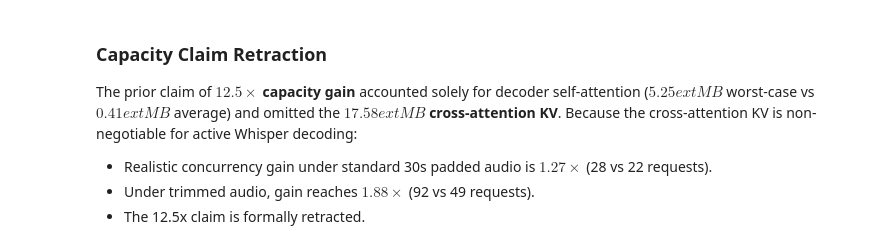
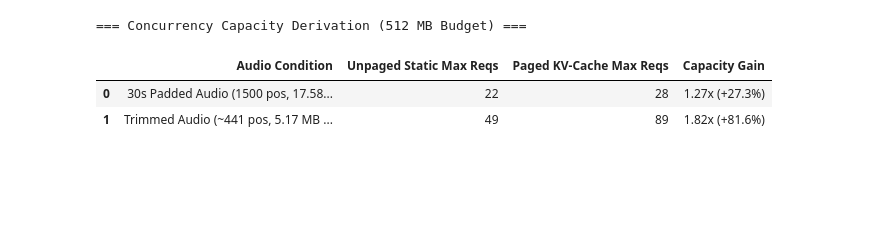
Before and after one commit to aditya3799/inference-speech-model, a Jupyter notebook: paging_cost_ablation.ipynb, the cells around one changed output. Cells and saved outputs as stored; diff of their text form; code cells hidden in the pictures; blank space fills up the shorter version.

```diff
--- a/paging_cost_ablation.ipynb
+++ b/paging_cost_ablation.ipynb
@@ -18,17 +17,0 @@ Initial benchmarks showed an empirical throughput penalty of ~37% compared to st
-# %%
-import json
-from pathlib import Path
-import pandas as pd
-import numpy as np
-
-# Load empirical results from saved JSON files
-step1_path = Path("data/step1_gather_decomposition.json")
-with open(step1_path, "r", encoding="utf-8") as f:
-    step1_data = json.load(f)
-
-ablation_path = Path("data/paging_ablation_results.json")
-with open(ablation_path, "r", encoding="utf-8") as f:
-    ablation_data = json.load(f)
-
-print("Metadata:", ablation_data["device"], "| Torch:", ablation_data["torch_version"])
-print("Benchmark Config:", ablation_data["benchmark_config"])
@@ -194,7 +1003,44 @@ df_cap
-# %% [markdown]
-### Capacity Claim Retraction
-The prior claim of **$12.5\times$ capacity gain** accounted solely for decoder self-attention ($5.25	ext{ MB}$ worst-case vs $0.41	ext{ MB}$ average) and omitted the **$17.58	ext{ MB}$ cross-attention KV**.
-Because the cross-attention KV is non-negotiable for active Whisper decoding:
-- Realistic concurrency gain under standard 30s padded audio is **$1.27\times$** (28 vs 22 requests).
-- Under trimmed audio, gain reaches **$1.88\times$** (92 vs 49 requests).
-- The 12.5x claim is formally retracted.
+# %%
+# Concurrency Capacity Evaluation (Fixed 512 MB VRAM Budget)
+budget_mb = 512.0
+bytes_per_tok = bytes_per_token  # 12,288 bytes in FP16
+
+# 1. 30s Padded Audio (1500 positions)
+cross_30s_mb = (1500 * bytes_per_tok) / (1024 * 1024)  # 17.58 MB
+unpaged_req_30s_mb = cross_30s_mb + ((448 * bytes_per_tok) / (1024 * 1024))
+paged_req_30s_mb = cross_30s_mb + ((46 * bytes_per_tok) / (1024 * 1024))
+max_req_unpaged_30s = int(budget_mb // unpaged_req_30s_mb)
+max_req_paged_30s = int(budget_mb // paged_req_30s_mb)
+gain_30s = max_req_paged_30s / max_req_unpaged_30s
+
+# 2. Trimmed Audio (~441 positions)
+cross_trim_mb = (441 * bytes_per_tok) / (1024 * 1024)  # 5.17 MB
+unpaged_req_trim_mb = cross_trim_mb + ((448 * bytes_per_tok) / (1024 * 1024))
+paged_req_trim_mb = cross_trim_mb + ((46 * bytes_per_tok) / (1024 * 1024))
+max_req_unpaged_trim = int(budget_mb // unpaged_req_trim_mb)
+max_req_paged_trim = int(budget_mb // paged_req_trim_mb)
+gain_trim = max_req_paged_trim / max_req_unpaged_trim
+
+cap_rows = [
+    {
+        "Audio Condition": f"30s Padded Audio (1500 pos, {cross_30s_mb:.2f} MB Cross KV)",
+        "Unpaged Static Max Reqs": max_req_unpaged_30s,
+        "Paged KV-Cache Max Reqs": max_req_paged_30s,
+        "Capacity Gain": f"{gain_30s:.2f}x (+{((gain_30s - 1.0) * 100):.1f}%)",
+    },
+    {
+        "Audio Condition": f"Trimmed Audio (~441 pos, {cross_trim_mb:.2f} MB Cross KV)",
+        "Unpaged Static Max Reqs": max_req_unpaged_trim,
+        "Paged KV-Cache Max Reqs": max_req_paged_trim,
+        "Capacity Gain": f"{gain_trim:.2f}x (+{((gain_trim - 1.0) * 100):.1f}%)",
+    }
+]
+
+df_cap = pd.DataFrame(cap_rows)
+print("=== Concurrency Capacity Derivation (512 MB Budget) ===")
+display(df_cap)
+# %% [output]
+=== Concurrency Capacity Derivation (512 MB Budget) ===
+|  | Audio Condition | Unpaged Static Max Reqs | Paged KV-Cache Max Reqs | Capacity Gain |
+| 0 | 30s Padded Audio (1500 pos, 17.58... | 22 | 28 | 1.27x (+27.3%) |
+| 1 | Trimmed Audio (~441 pos, 5.17 MB ... | 49 | 89 | 1.82x (+81.6%) |
```
Also changed, not shown: parts of 17 cells of this notebook, 2 other files.
